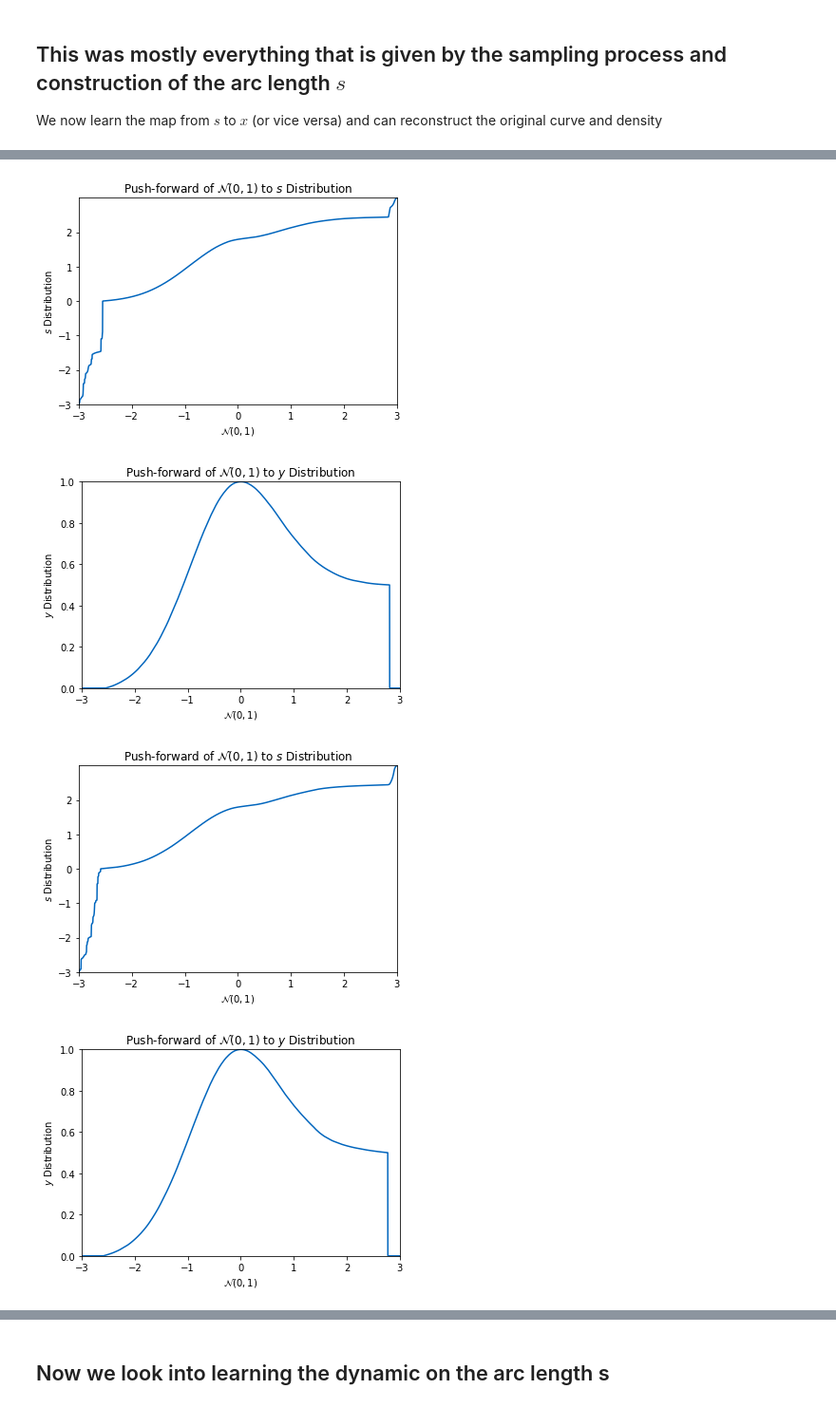
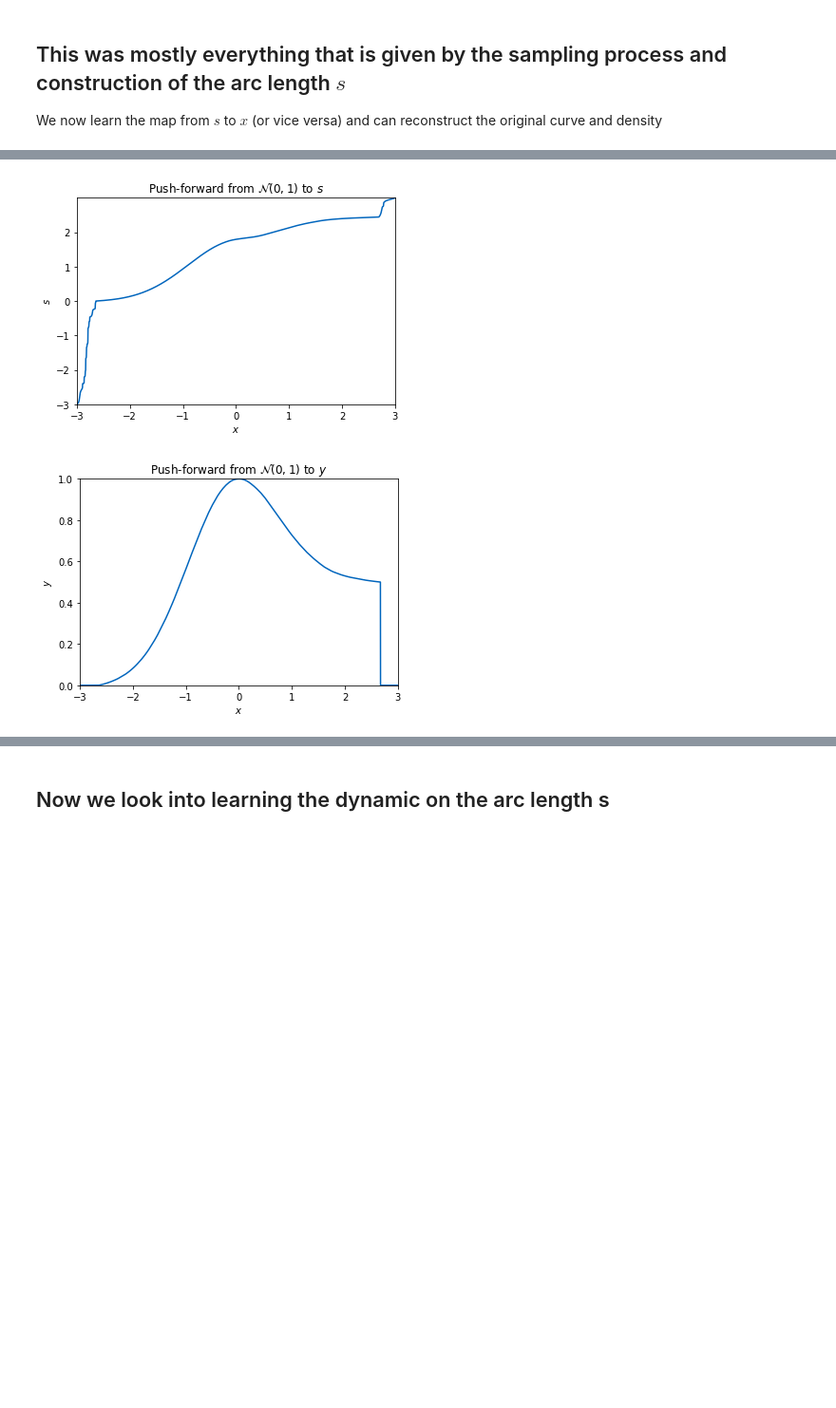
Before and after one commit to plainerman/density-transport, a Jupyter notebook: full_one_dimensional.ipynb, the cells around one changed output, grey strips where cells are left out. Shown at 95% size. Cells and saved outputs as stored; diff of their text form; code cells hidden in the pictures; blank space fills up the shorter version.

```diff
--- a/full_one_dimensional.ipynb
+++ b/full_one_dimensional.ipynb
@@ -167,26 +167,24 @@ plt.show()
 # %%
 input = numpy.linspace(-3, 3, 10000)
 mapped = transform(torch.tensor([[x] for x in input])).detach().numpy()
 
-plt.title(r"Push-forward of $\mathcal{N}(0,1)$ to $s$ Distribution")
+plt.title(r"Push-forward from $\mathcal{N}(0,1)$ to $s$")
 plt.plot(input, mapped)
-plt.xlabel(r"$\mathcal{N}(0,1)$")
-plt.ylabel("$s$ Distribution")
+plt.xlabel("$x$")
+plt.ylabel("$s$")
 plt.savefig("figures/1d/push-forward-normal-arc-length.pdf", dpi=dpi)
 plt.show()
 
-plt.title("Push-forward of $\mathcal{N}(0,1)$ to $y$ Distribution")
-plt.xlabel(r"$\mathcal{N}(0,1)$")
-plt.ylabel("$y$ Distribution")
+plt.title("Push-forward from $\mathcal{N}(0,1)$ to $y$")
+plt.xlabel("$x$")
+plt.ylabel("$y$")
 plt.ylim(0,1)
 plt.plot(input, y_by_s_vectorized(mapped))
 plt.savefig("figures/1d/push-forward-normal-y.pdf", dpi=dpi)
 plt.show()
 # %% [output]
-[figure, old version]
+[figure, new version]
-[figure, old version]
+[figure, new version]
-[figure, removed]
-[figure, removed]
 # %%
 # We now look at the unifrom transported
 
```
Also changed, not shown: parts of 16 cells of this notebook, 1 other file.
